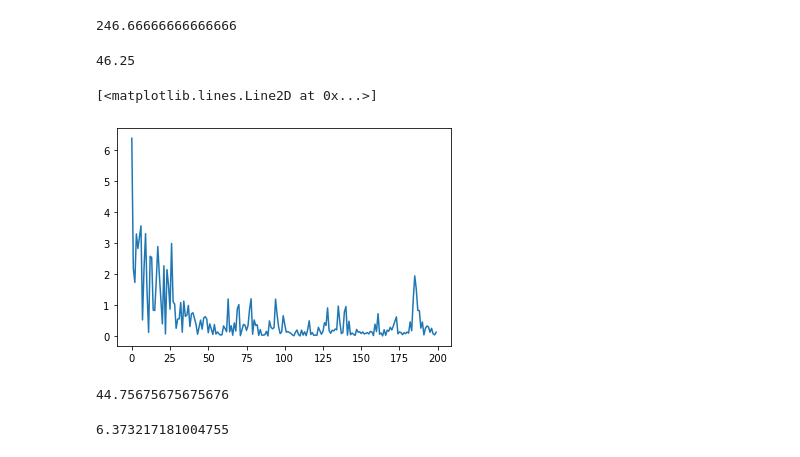
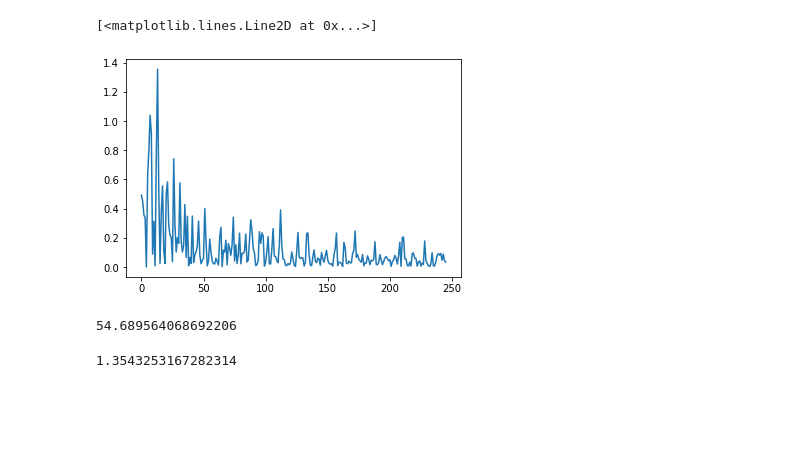
Before and after one commit to NoelleI/Udacity-Deployment, a Jupyter notebook: Heartbeat.ipynb, the cells around one changed output. Cells and saved outputs as stored; diff of their text form; code cells hidden in the pictures; blank space fills up the shorter version.

```diff
--- a/Heartbeat.ipynb
+++ b/Heartbeat.ipynb
@@ -180,27 +238,23 @@ plt.plot(x1_corr)
 ff = np.fft.hfft(x1_corr[:int(len(x1_corr)/2)])
 # %%
 fs_n = 30/len(x1_corr/2)
-# %%
-4/fs_n
-# %% [output]
-246.66666666666666
+# %%
+upper = int(4/fs_n)
 # %%
-0.75/fs_n
+lower = int(0.75/fs_n)
-# %% [output]
-46.25
 # %%
-plt.plot((abs(ff[46:246])))
+plt.plot((abs(ff[lower:upper])))
 # %% [output]
 [<matplotlib.lines.Line2D at 0x...>]
-[figure, old version]
+[figure, new version]
 # %%
-(np.argmax(abs(ff[46:241])) + 46)*60*fs_n
+(np.argmax(abs(ff[lower:upper])) + lower)*60*fs_n
 # %% [output]
-44.75675675675676
+54.689564068692206
 # %%
-np.max(abs(ff[46:241]))
+np.max(abs(ff[lower:upper]))
 # %% [output]
-6.373217181004755
+1.3543253167282314
 # %%
 from scipy.stats import kurtosis as kurt
 # %%
```
Also changed, not shown: parts of 20 cells of this notebook.
